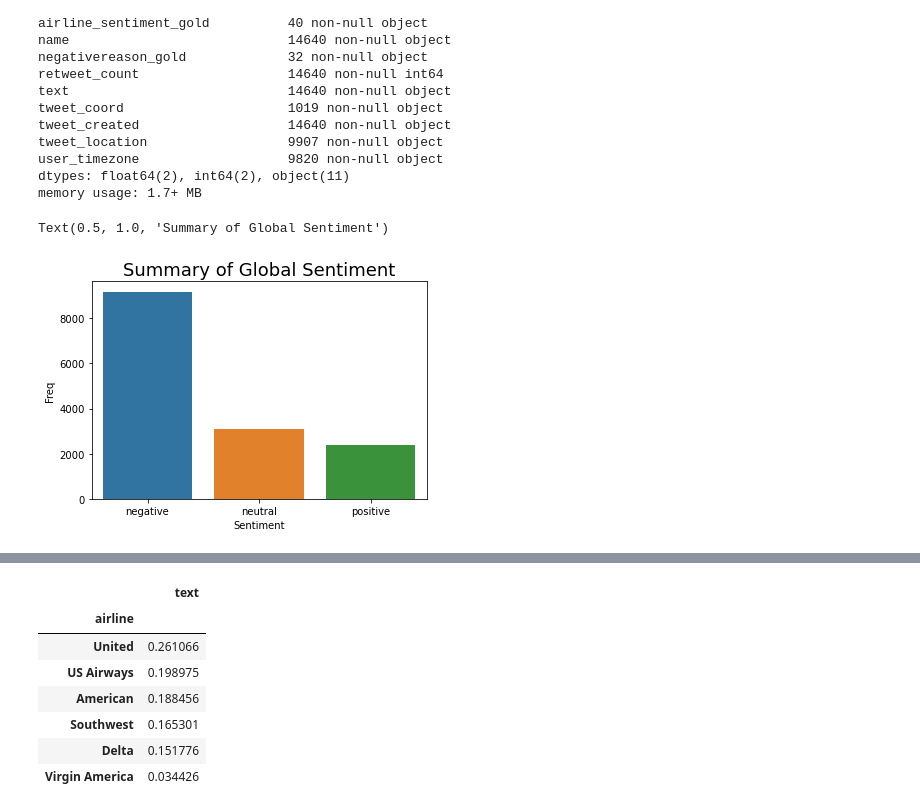
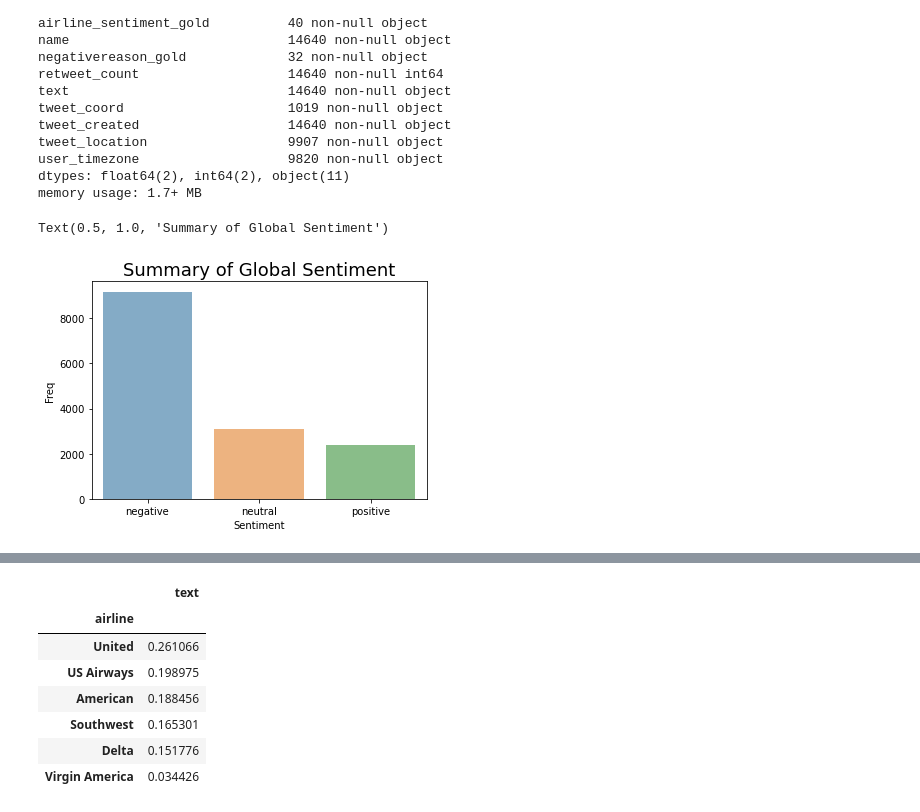
Before and after one commit to skacem/Business-Analytics, a Jupyter notebook: Sentiment_Analysis/USAirline.ipynb, the cells around one changed output, grey strips where cells are left out. Drawn from its saved outputs; the diff is of its cells as text; code cells hidden in the pictures.

```diff
--- a/Sentiment_Analysis/USAirline.ipynb
+++ b/Sentiment_Analysis/USAirline.ipynb
@@ -56,10 +59,10 @@ dtypes: float64(2), int64(2), object(11)
 memory usage: 1.7+ MB
 # %%
 # summary of global sentiment
-sns.countplot(x=df['airline_sentiment'].sort_values())
+sns.countplot(x=df['airline_sentiment'].sort_values() , alpha=.6)
 plt.ylabel('Freq')
 plt.xlabel('Sentiment')
 plt.title('Summary of Global Sentiment', fontsize=18)
 # %% [output]
 Text(0.5, 1.0, 'Summary of Global Sentiment')
-[figure, old version]
+[figure, new version]
```
Also changed, not shown: parts of 21 cells of this notebook.
